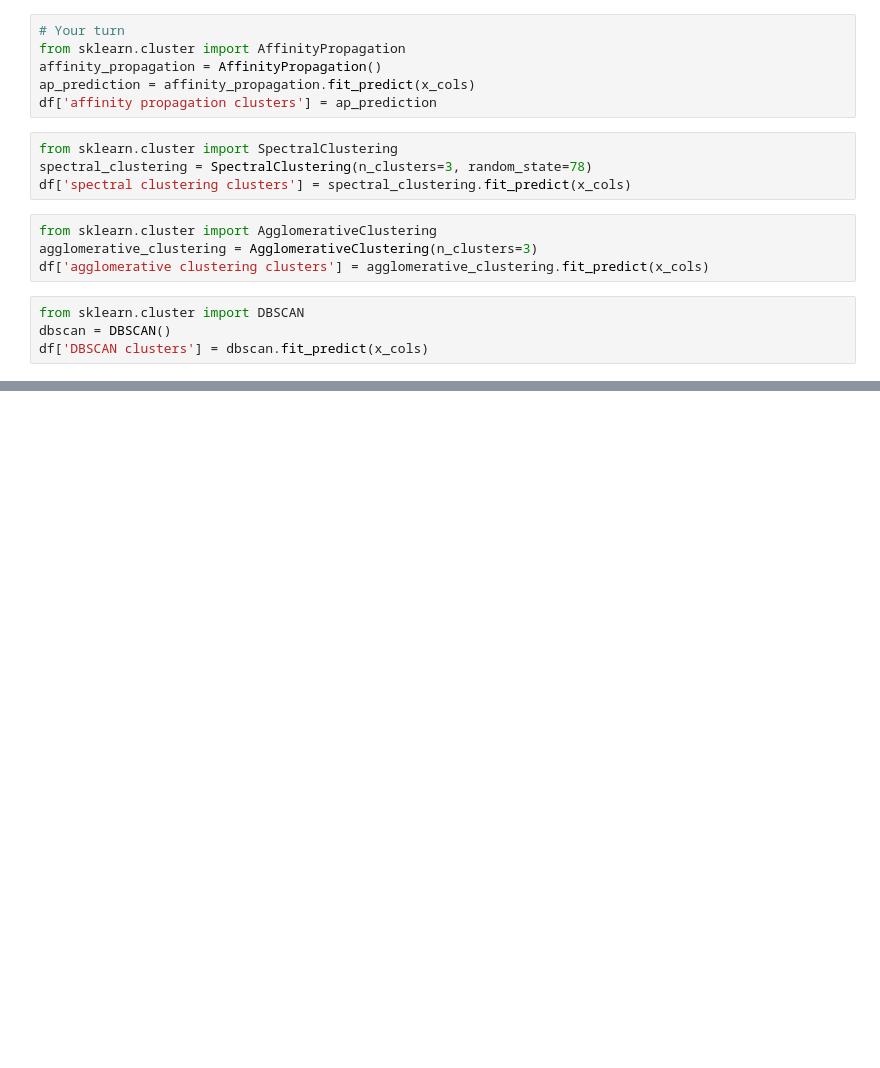
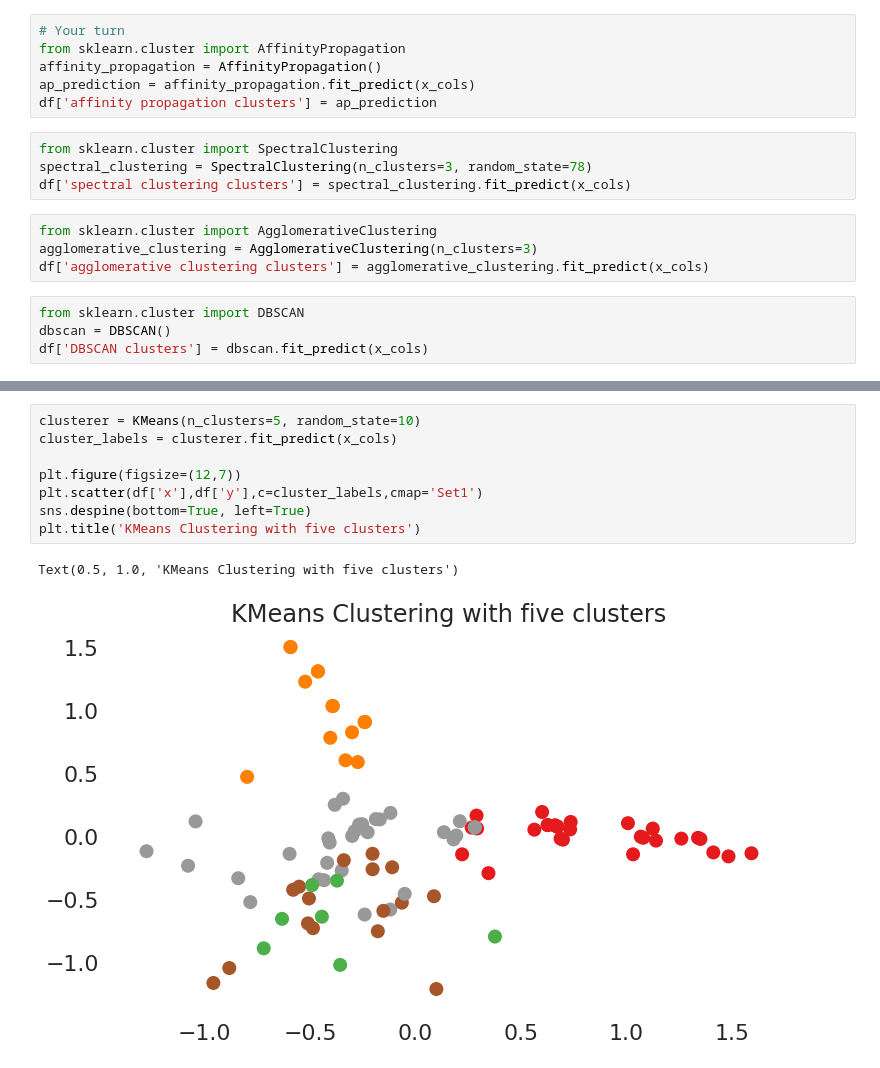
Before and after one commit to FlorianBleichenbacher/FlorianJamesBleichenbacher, a Jupyter notebook: Mini_Project_Clustering.ipynb, the cells around one changed output, grey strips where cells are left out. Saved outputs shown, nothing was run; the diff lists cells and outputs as text; blank space fills up the shorter version.

```diff
--- a/Mini_Project_Clustering.ipynb
+++ b/Mini_Project_Clustering.ipynb
@@ -736,0 +908,11 @@ Of those five models, DBSCAN and affinity propagation clearly didn't perform wel
+# %%
+clusterer = KMeans(n_clusters=5, random_state=10)
+cluster_labels = clusterer.fit_predict(x_cols)
+
+plt.figure(figsize=(12,7))
+plt.scatter(df['x'],df['y'],c=cluster_labels,cmap='Set1')
+sns.despine(bottom=True, left=True)
+plt.title('KMeans Clustering with five clusters')
+# %% [output]
+Text(0.5, 1.0, 'KMeans Clustering with five clusters')
+[figure, added]
```
Also changed, not shown: parts of 40 cells of this notebook.
